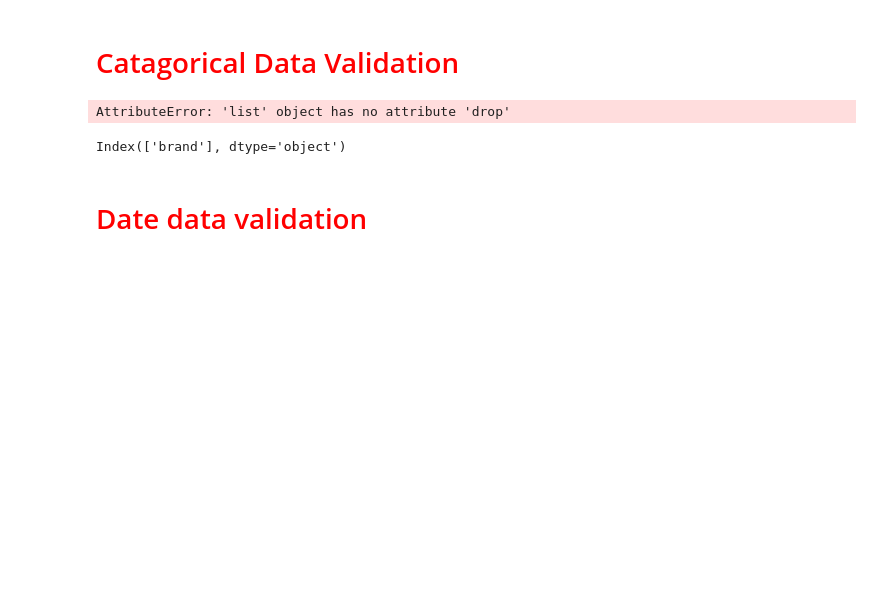
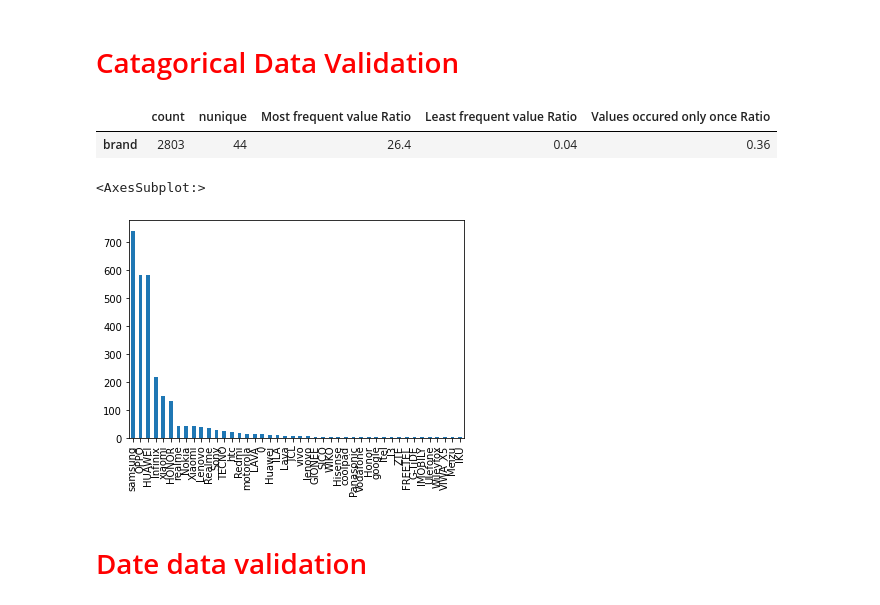
Before and after one commit to amirsaleem1990/Machine-learning, a Jupyter notebook: EDA-in-python/Untitled.ipynb, the cells around one changed output. Saved outputs shown, nothing was run; the diff lists cells and outputs as text; code cells hidden in the pictures; blank space fills up the shorter version.

```diff
--- a/EDA-in-python/Untitled.ipynb
+++ b/EDA-in-python/Untitled.ipynb
@@ -235,8 +235,8 @@ if d:
 date_columns = list(set(date_columns))
 del d
 # %%
-catagorical_cols = df.head().select_dtypes(exclude="number").columns.to_list()
-catagorical_cols = catagorical_cols.drop(date_columns)
+catagorical_cols = df.head().select_dtypes(exclude="number").columns
+catagorical_cols = catagorical_cols.drop(date_columns).to_list()
 catagorical_summary = pd.DataFrame([
     df[catagorical_cols].apply(lambda x:round(x.value_counts().iloc[0]/x.count()*100,2)),
     df[catagorical_cols].apply(lambda x:round(x.value_counts().iloc[-1]/x.count()*100,2)),
@@ -245,11 +245,13 @@ catagorical_summary = pd.DataFrame([
 catagorical_summary = pd.merge(df[catagorical_cols].agg(['count', pd.Series.nunique]).T, catagorical_summary, left_index=True, right_index=True, how="outer")
 catagorical_summary
 # %% [output]
-AttributeError: 'list' object has no attribute 'drop'
+|  | count | nunique | Most frequent value Ratio | Least frequent value Ratio | Values occured only once Ratio |
+| brand | 2803 | 44 | 26.4 | 0.04 | 0.36 |
-# %%
-catagorical_cols
-# %% [output]
-Index(['brand'], dtype='object')
+# %%
+df[catagorical_cols[0]].value_counts().plot.bar()
+# %% [output]
+<AxesSubplot:>
+[figure, added]
 # %%
 # Graph for each catagorical variable
 # %% [markdown]
```
